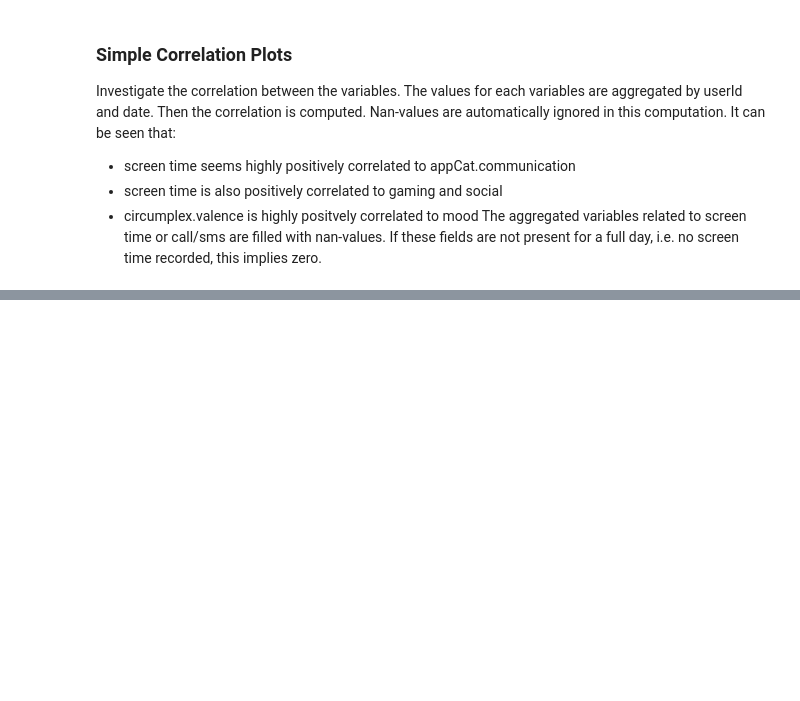
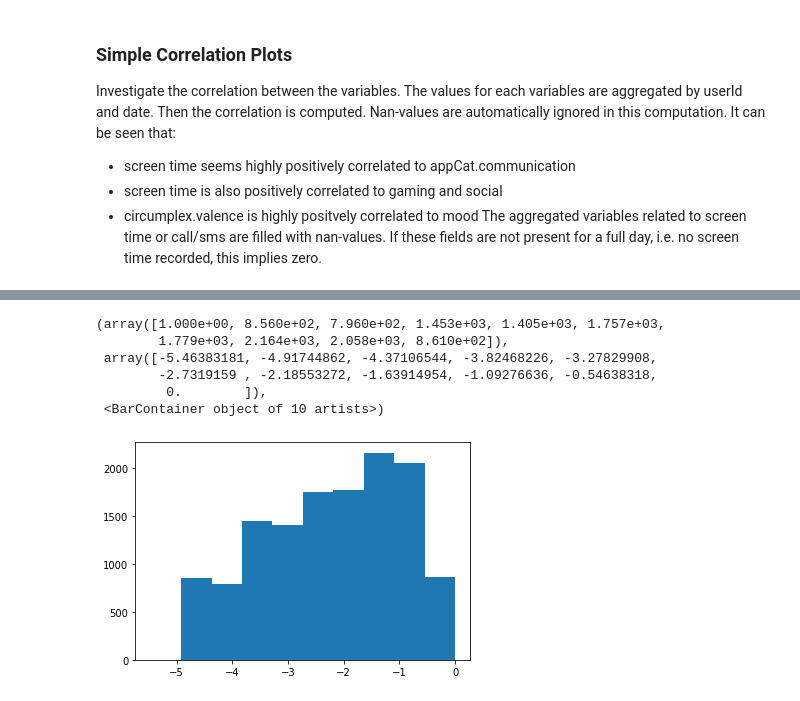
Before and after one commit to siemfenne/dataminingtechniques, a Jupyter notebook: assignment1/data_investigation.ipynb, the cells around one changed output, grey strips where cells are left out. Cells and saved outputs as stored; diff of their text form; code cells hidden in the pictures; blank space fills up the shorter version.

```diff
--- a/assignment1/data_investigation.ipynb
+++ b/assignment1/data_investigation.ipynb
@@ -158,0 +199,11 @@ type of aggregation: mean
+# %%
+values = df[df.variable == "activity"].value
+plt.hist(np.log(values[values != 0]))
+# %% [output]
+(array([1.000e+00, 8.560e+02, 7.960e+02, 1.453e+03, 1.405e+03, 1.757e+03,
+        1.779e+03, 2.164e+03, 2.058e+03, 8.610e+02]),
+ array([-5.46383181, -4.91744862, -4.37106544, -3.82468226, -3.27829908,
+        -2.7319159 , -2.18553272, -1.63914954, -1.09276636, -0.54638318,
+         0.        ]),
+ <BarContainer object of 10 artists>)
+[figure, added]
```
Also changed, not shown: parts of 14 cells of this notebook, 6 other files.
